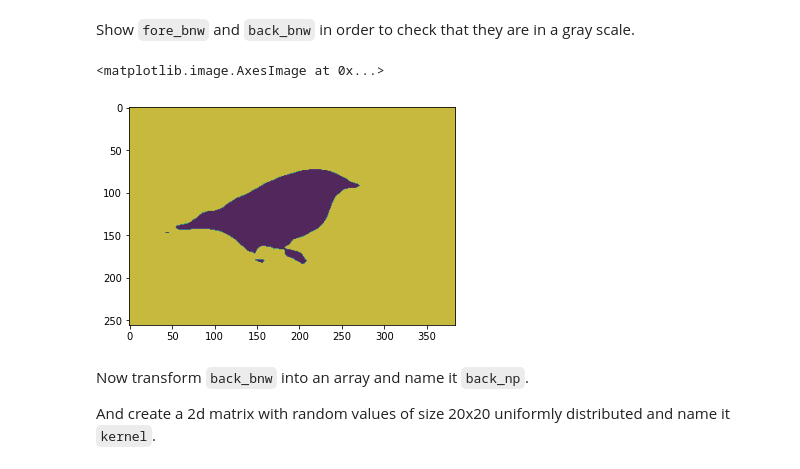
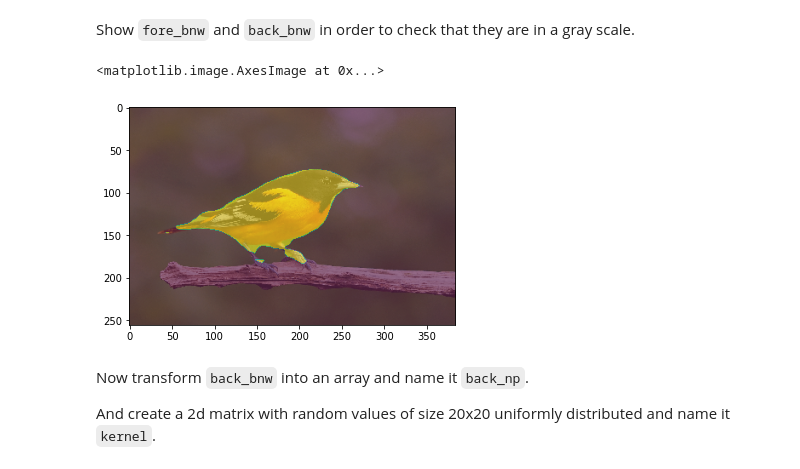
Before and after one commit to Sergio-Perez/lab-image-segmentation, a Jupyter notebook: main.ipynb, the cells around one changed output. Cells and saved outputs as stored; diff of their text form; code cells hidden in the pictures.

```diff
--- a/main.ipynb
+++ b/main.ipynb
@@ -126,17 +125,18 @@ Transform `foreground` and `background`, now they are arrays, to an image and co
 from PIL import Image
 # Your code here(dither="RGB")
 back_bnw  = Image.fromarray(background_mask,"L").convert()
-fore_bnw = Image.fromarray(foreground_mask,"1").convert()
+fore_bnw = Image.fromarray(foreground_mask,"L").convert()
 #fore_bnw = Image.convert ()
 #fore_bnw =
 # %% [markdown]
 Show `fore_bnw` and `back_bnw` in order to check that they are in a gray scale.
 # %%
-plt.imshow(fore_bnw,alpha = 365)
-plt.imshow(back_bnw,alpha =350)
+plt.imshow(bird)
+plt.imshow(fore_bnw,alpha = 350)
+plt.imshow(back_bnw, alpha = 1000)
 # %% [output]
 <matplotlib.image.AxesImage at 0x...>
-[figure, old version]
+[figure, new version]
 # %% [markdown]
 Now transform `back_bnw` into an array and name it `back_np`.
 
```
Also changed, not shown: parts of 5 cells of this notebook.
